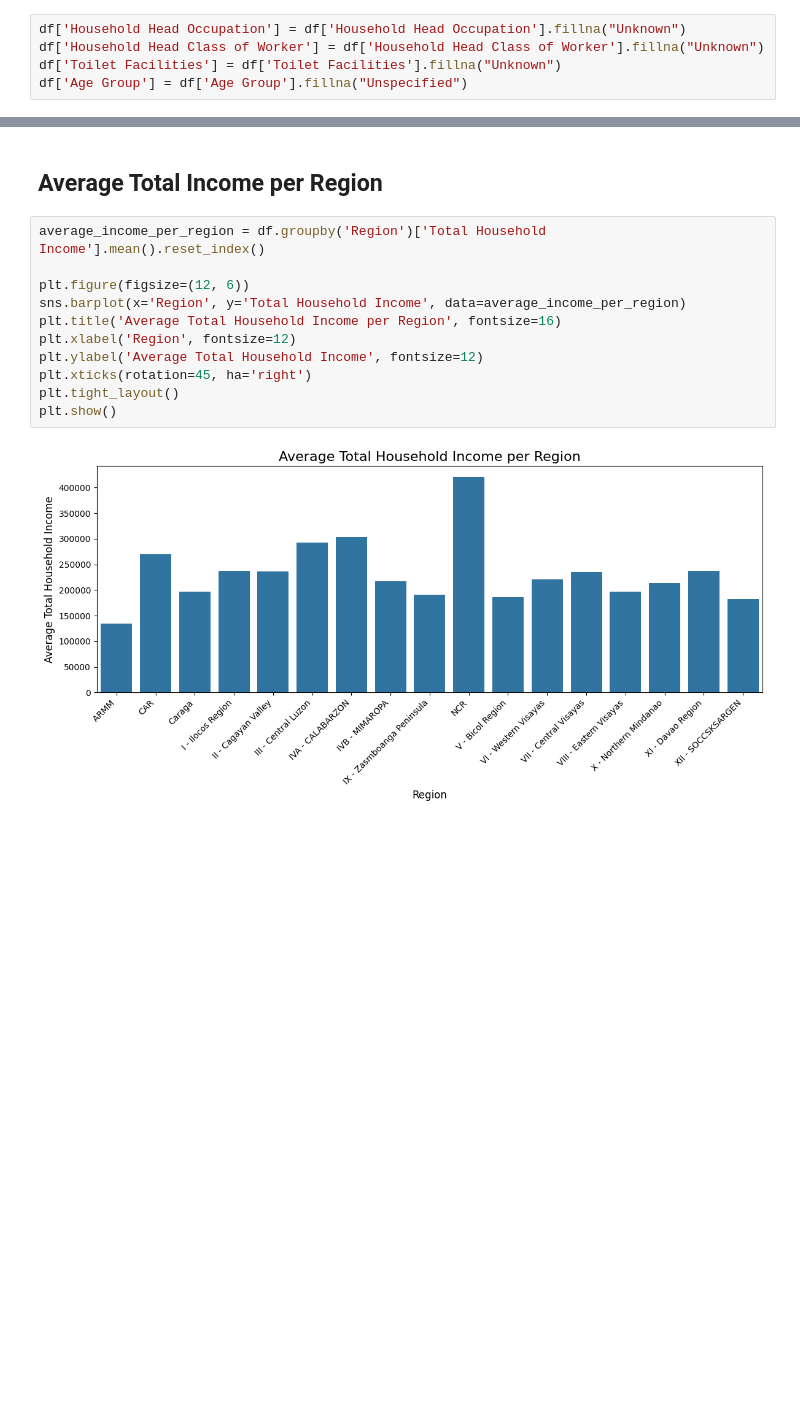
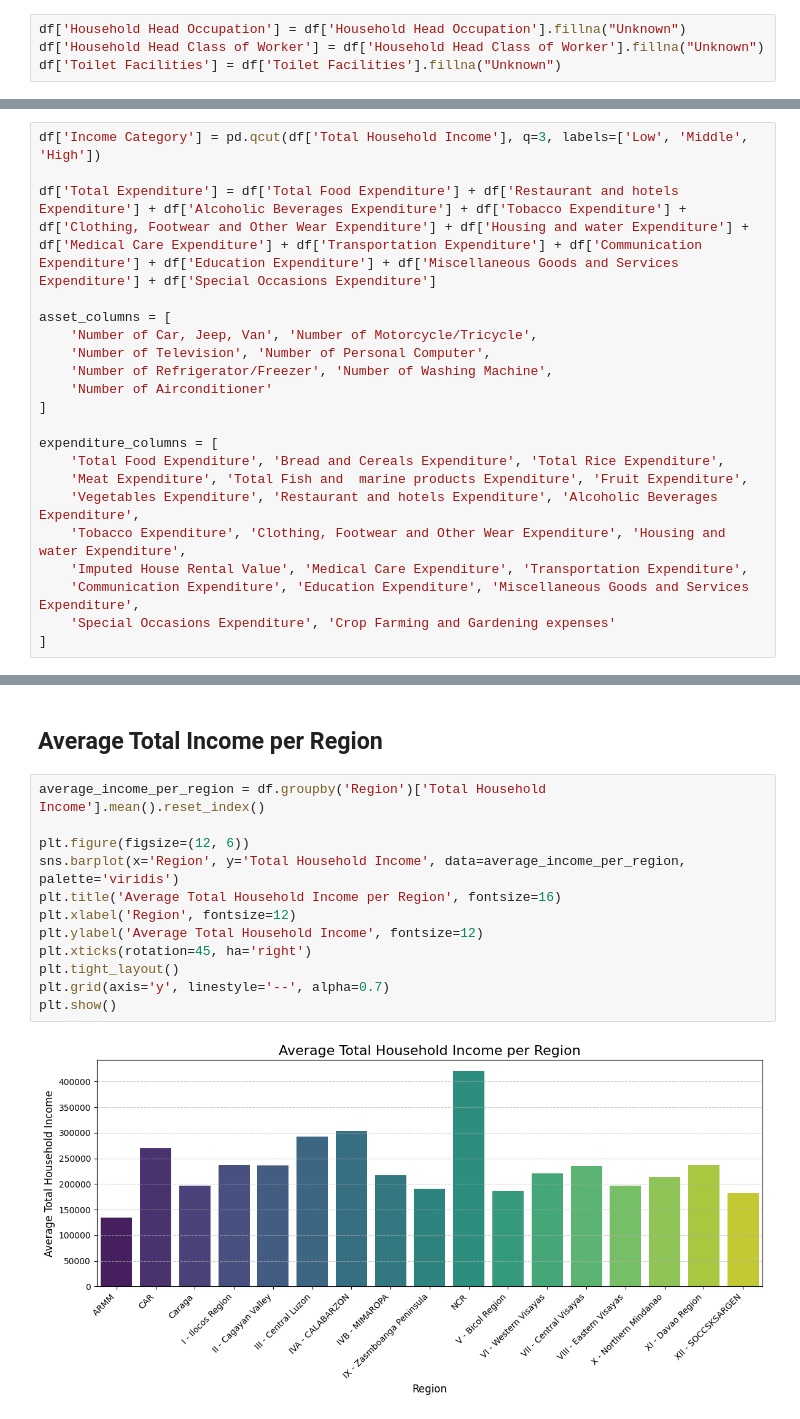
Before and after one commit to Rogemson/UK-Accident-Data-Analysis, a Jupyter notebook: FINALS.ipynb, the cells around one changed output, grey strips where cells are left out. Saved outputs shown, nothing was run; the diff lists cells and outputs as text; blank space fills up the shorter version.

```diff
--- a/FINALS.ipynb
+++ b/FINALS.ipynb
@@ -31,6 +63,5 @@ df.isnull().sum()
 df['Household Head Occupation'] = df['Household Head Occupation'].fillna("Unknown")
 df['Household Head Class of Worker'] = df['Household Head Class of Worker'].fillna("Unknown")
 df['Toilet Facilities'] = df['Toilet Facilities'].fillna("Unknown")
-df['Age Group'] = df['Age Group'].fillna("Unspecified")
 # %%
 df.isnull().sum()
@@ -126,0 +178,21 @@ dtype: object
+# %%
+df['Income Category'] = pd.qcut(df['Total Household Income'], q=3, labels=['Low', 'Middle', 'High'])
+
+df['Total Expenditure'] = df['Total Food Expenditure'] + df['Restaurant and hotels Expenditure'] + df['Alcoholic Beverages Expenditure'] + df['Tobacco Expenditure'] + df['Clothing, Footwear and Other Wear Expenditure'] + df['Housing and water Expenditure'] + df['Medical Care Expenditure'] + df['Transportation Expenditure'] + df['Communication Expenditure'] + df['Education Expenditure'] + df['Miscellaneous Goods and Services Expenditure'] + df['Special Occasions Expenditure']
+
+asset_columns = [
+    'Number of Car, Jeep, Van', 'Number of Motorcycle/Tricycle',
+    'Number of Television', 'Number of Personal Computer',
+    'Number of Refrigerator/Freezer', 'Number of Washing Machine',
+    'Number of Airconditioner'
+]
+
+expenditure_columns = [
+    'Total Food Expenditure', 'Bread and Cereals Expenditure', 'Total Rice Expenditure',
+    'Meat Expenditure', 'Total Fish and  marine products Expenditure', 'Fruit Expenditure',
+    'Vegetables Expenditure', 'Restaurant and hotels Expenditure', 'Alcoholic Beverages Expenditure',
+    'Tobacco Expenditure', 'Clothing, Footwear and Other Wear Expenditure', 'Housing and water Expenditure',
+    'Imputed House Rental Value', 'Medical Care Expenditure', 'Transportation Expenditure',
+    'Communication Expenditure', 'Education Expenditure', 'Miscellaneous Goods and Services Expenditure',
+    'Special Occasions Expenditure', 'Crop Farming and Gardening expenses'
+]
@@ -129,13 +203,14 @@ dtype: object
 # %%
 average_income_per_region = df.groupby('Region')['Total Household Income'].mean().reset_index()
 
 plt.figure(figsize=(12, 6))
-sns.barplot(x='Region', y='Total Household Income', data=average_income_per_region)
+sns.barplot(x='Region', y='Total Household Income', data=average_income_per_region, palette='viridis')
 plt.title('Average Total Household Income per Region', fontsize=16)
 plt.xlabel('Region', fontsize=12)
 plt.ylabel('Average Total Household Income', fontsize=12)
 plt.xticks(rotation=45, ha='right')
 plt.tight_layout()
+plt.grid(axis='y', linestyle='--', alpha=0.7)
 plt.show()
 # %% [output]
-[figure, old version]
+[figure, new version]
```
Also changed, not shown: parts of 20 cells of this notebook.
